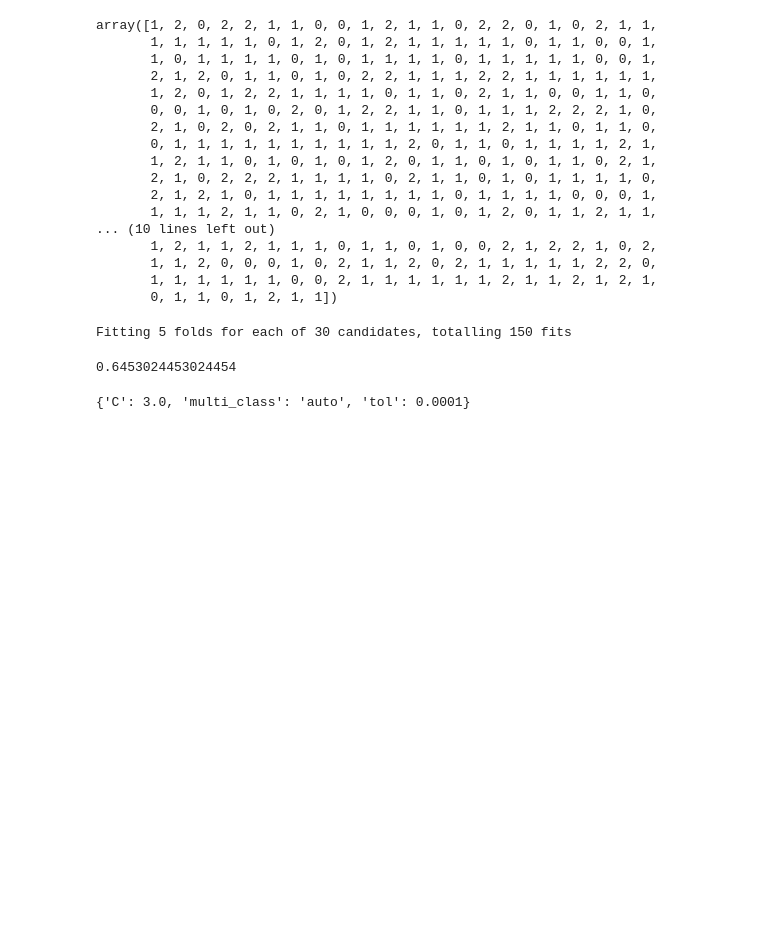
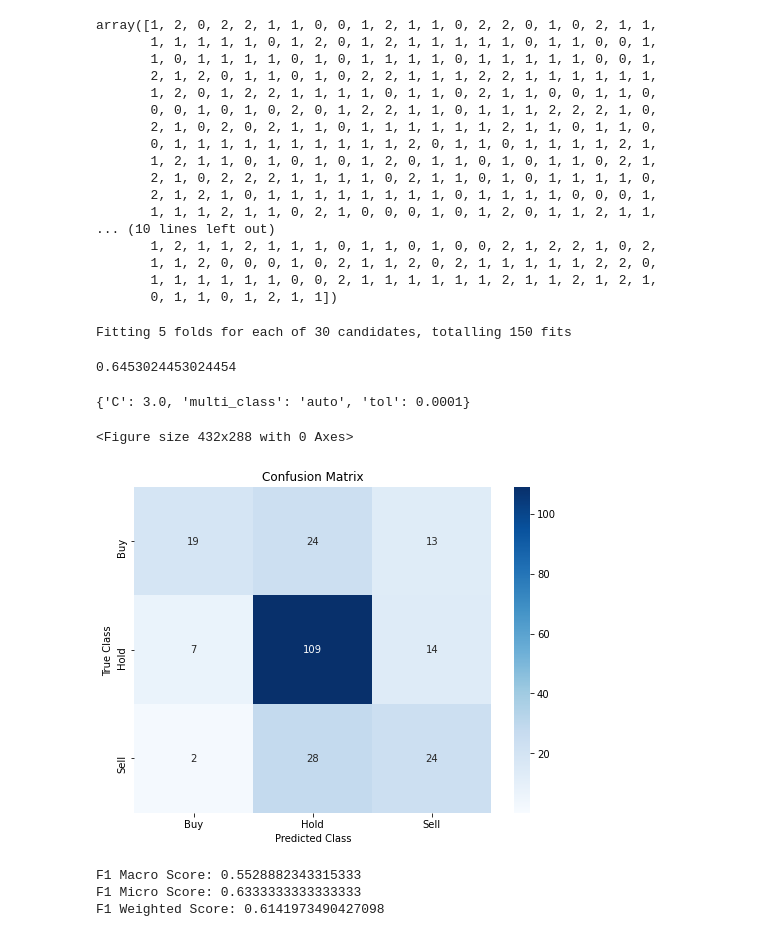
Before and after one commit to Cloblak/youtube_content_based_stock_prediction, a Jupyter notebook: 10_code/LogReg.ipynb, the cells around one changed output. Saved outputs shown, nothing was run; the diff lists cells and outputs as text; code cells hidden in the pictures; blank space fills up the shorter version.

Commit message:
log reg -- added confusion matrix

```diff
--- a/10_code/LogReg.ipynb
+++ b/10_code/LogReg.ipynb
@@ -287,3 +287,40 @@ print(model.best_score_)
 print(model.best_params_)
 # %% [output]
 {'C': 3.0, 'multi_class': 'auto', 'tol': 0.0001}
+# %%
+# X_test_pred = pd.DataFrame(sc_1.transform(final_test_pre_predict))
+
+y_test_pred = model.predict(X_test)
+# %%
+# Print Confusion Matrix
+from sklearn.metrics import confusion_matrix
+from sklearn.metrics import f1_score
+
+
+plt.figure()
+cm = confusion_matrix(y_test, y_test_pred)
+labels = ["Buy", "Hold", "Sell"]
+plt.figure(figsize=(8, 6))
+sns.heatmap(
+    cm,
+    xticklabels=labels,
+    yticklabels=labels,
+    annot=True,
+    fmt="d",
+    cmap="Blues",
+    vmin=0.2,
+)
+plt.title("Confusion Matrix")
+plt.ylabel("True Class")
+plt.xlabel("Predicted Class")
+plt.show()
+
+print(f'F1 Macro Score: {f1_score(y_test , y_test_pred, average="macro")}')
+print(f'F1 Micro Score: {f1_score(y_test , y_test_pred, average="micro")}')
+print(f'F1 Weighted Score: {f1_score(y_test, y_test_pred, average="weighted")}')
+# %% [output]
+<Figure size 432x288 with 0 Axes>
+[figure, added]
+F1 Macro Score: 0.5528882343315333
+F1 Micro Score: 0.6333333333333333
+F1 Weighted Score: 0.6141973490427098
```
Also changed, not shown: parts of 1 cell of this notebook.
